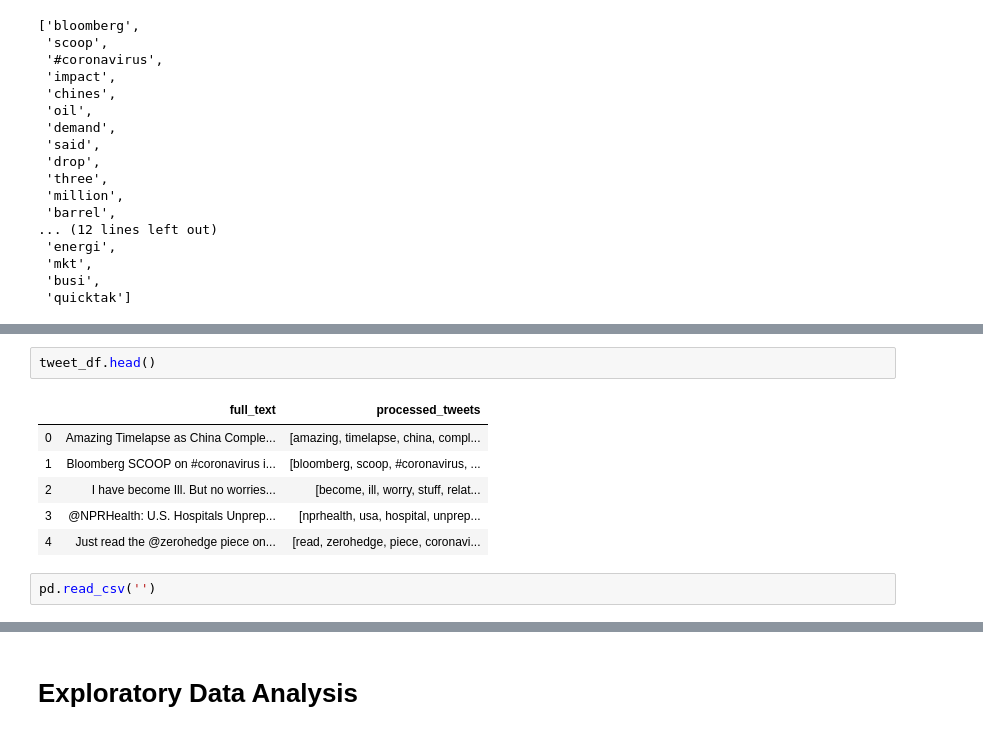
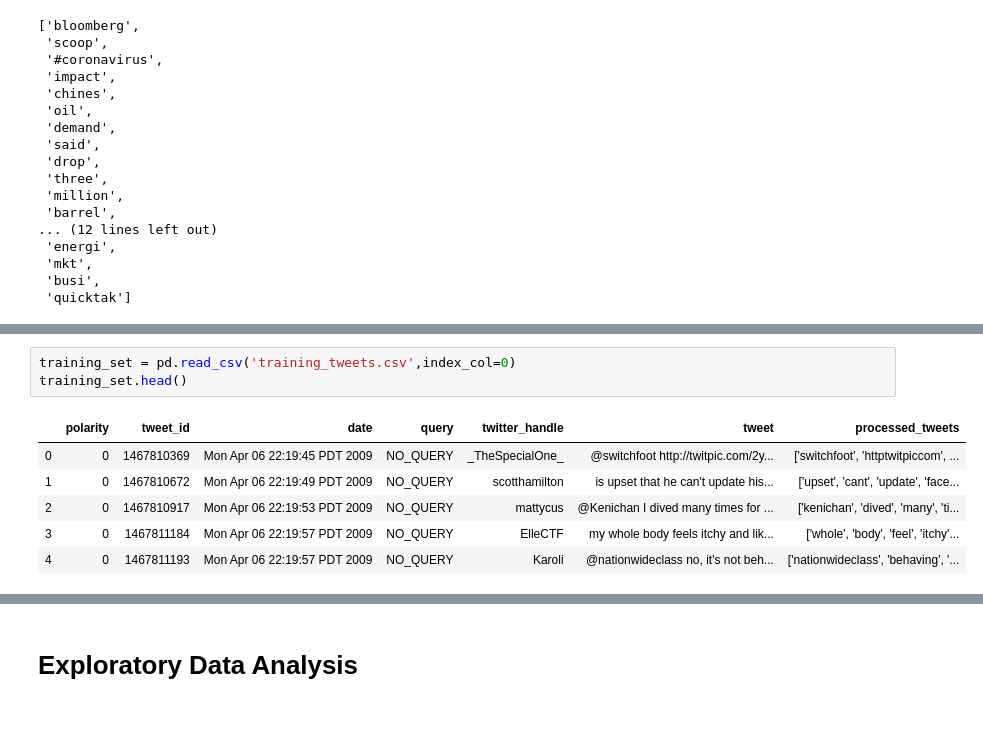
Before and after one commit to akelly66/COVID-Tweet-Sentiment, a Jupyter notebook: text-processing/COVID-tweet-NLP.ipynb, the cells around one changed output, grey strips where cells are left out. Saved outputs shown, nothing was run; the diff lists cells and outputs as text.

```diff
--- a/text-processing/COVID-tweet-NLP.ipynb
+++ b/text-processing/COVID-tweet-NLP.ipynb
@@ -355,11 +365,10 @@ tweet_df = tweet_df.reset_index().drop('index',axis=1)
-# %%
-tweet_df.head()
-# %% [output]
-|  | full_text | processed_tweets |
-| 0 | Amazing Timelapse as China Comple... | [amazing, timelapse, china, compl... |
-| 1 | Bloomberg SCOOP on #coronavirus i... | [bloomberg, scoop, #coronavirus, ... |
-| 2 | I have become Ill. But no worries... | [become, ill, worry, stuff, relat... |
-| 3 | @NPRHealth: U.S. Hospitals Unprep... | [nprhealth, usa, hospital, unprep... |
-| 4 | Just read the @zerohedge piece on... | [read, zerohedge, piece, coronavi... |
-# %%
-pd.read_csv('')
+# %%
+training_set = pd.read_csv('training_tweets.csv',index_col=0)
+training_set.head()
+# %% [output]
+|  | polarity | tweet_id | date | query | twitter_handle | tweet | processed_tweets |
+| 0 | 0 | 1467810369 | Mon Apr 06 22:19:45 PDT 2009 | NO_QUERY | _TheSpecialOne_ | @switchfoot http://twitpic.com/2y... | ['switchfoot', 'httptwitpiccom', ... |
+| 1 | 0 | 1467810672 | Mon Apr 06 22:19:49 PDT 2009 | NO_QUERY | scotthamilton | is upset that he can't update his... | ['upset', 'cant', 'update', 'face... |
+| 2 | 0 | 1467810917 | Mon Apr 06 22:19:53 PDT 2009 | NO_QUERY | mattycus | @Kenichan I dived many times for ... | ['kenichan', 'dived', 'many', 'ti... |
+| 3 | 0 | 1467811184 | Mon Apr 06 22:19:57 PDT 2009 | NO_QUERY | ElleCTF | my whole body feels itchy and lik... | ['whole', 'body', 'feel', 'itchy'... |
+| 4 | 0 | 1467811193 | Mon Apr 06 22:19:57 PDT 2009 | NO_QUERY | Karoli | @nationwideclass no, it's not beh... | ['nationwideclass', 'behaving', '... |
```
Also changed, not shown: parts of 8 cells of this notebook, 5 other files.
